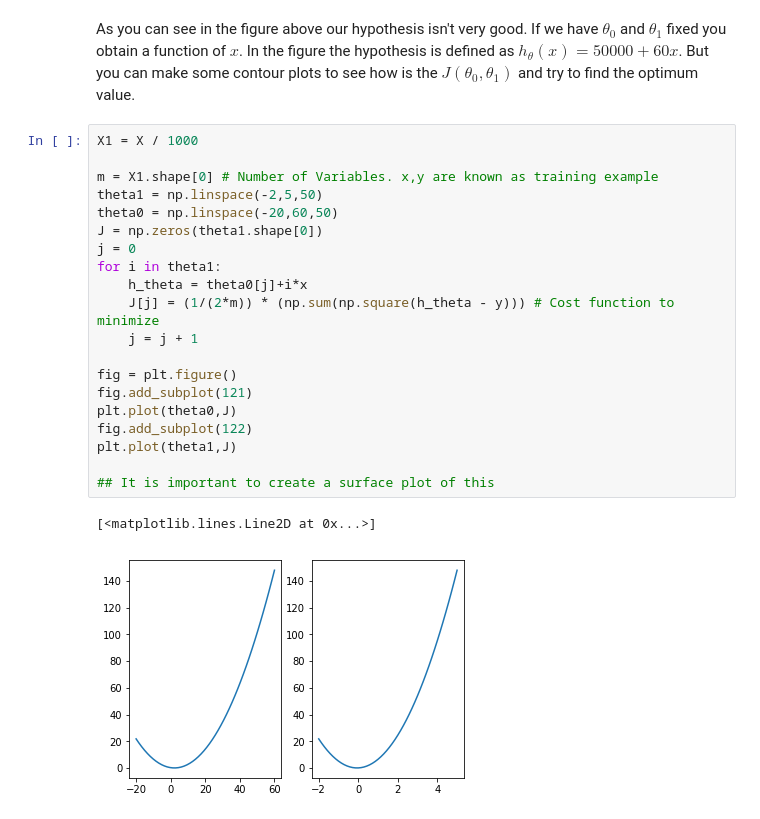
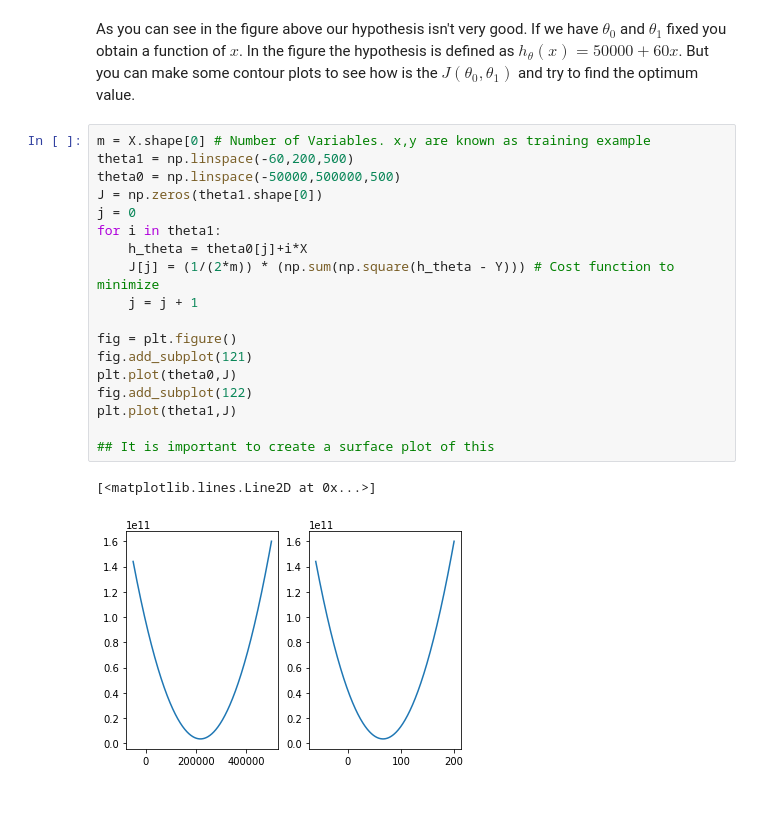
Before and after one commit to kala855/machine-learning, a Jupyter notebook: introduction/linearRegression/linearRegressionOneVariable.ipynb, the cells around one changed output. Drawn from its saved outputs; the diff is of its cells as text.

Commit message:
Some changes and understanding about surface plotting.

```diff
--- a/introduction/linearRegression/linearRegressionOneVariable.ipynb
+++ b/introduction/linearRegression/linearRegressionOneVariable.ipynb
@@ -214,25 +214,23 @@ plt.plot(X,h_theta)
 # %% [markdown]
 As you can see in the figure above our hypothesis isn't very good. If we have $\theta_{0}$ and $\theta_{1}$ fixed you obtain a function of $x$. In the figure the hypothesis is defined as $h_{\theta}(x) = 50000 + 60x$. But you can make some contour plots to see how is the $J(\theta_{0},\theta_{1})$ and try to find the optimum value.
 # %%
-X1 = X / 1000
-
-m = X1.shape[0] # Number of Variables. x,y are known as training example
-theta1 = np.linspace(-2,5,50)
-theta0 = np.linspace(-20,60,50)
+m = X.shape[0] # Number of Variables. x,y are known as training example
+theta1 = np.linspace(-60,200,500)
+theta0 = np.linspace(-50000,500000,500)
 J = np.zeros(theta1.shape[0])
 j = 0
 for i in theta1:
-    h_theta = theta0[j]+i*x
-    J[j] = (1/(2*m)) * (np.sum(np.square(h_theta - y))) # Cost function to minimize
+    h_theta = theta0[j]+i*X
+    J[j] = (1/(2*m)) * (np.sum(np.square(h_theta - Y))) # Cost function to minimize
     j = j + 1
 
 fig = plt.figure()
 fig.add_subplot(121)
 plt.plot(theta0,J)
 fig.add_subplot(122)
 plt.plot(theta1,J)
 
 ## It is important to create a surface plot of this
 # %% [output]
 [<matplotlib.lines.Line2D at 0x...>]
-[figure, old version]
+[figure, new version]
```
